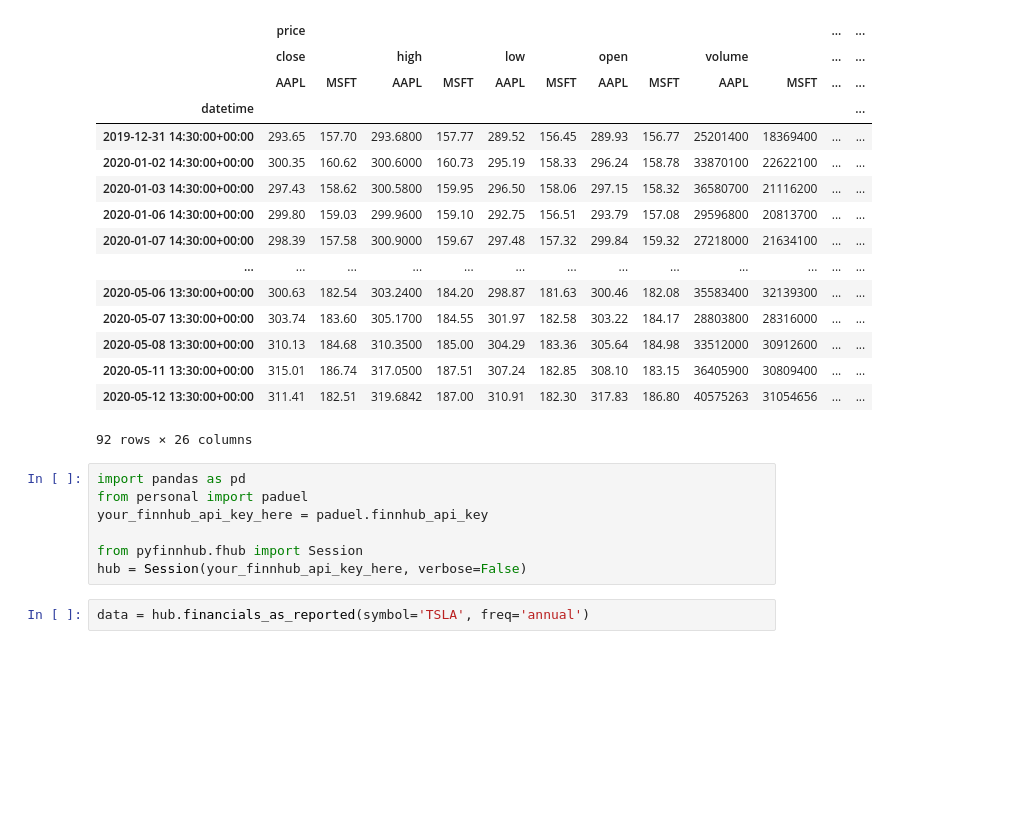
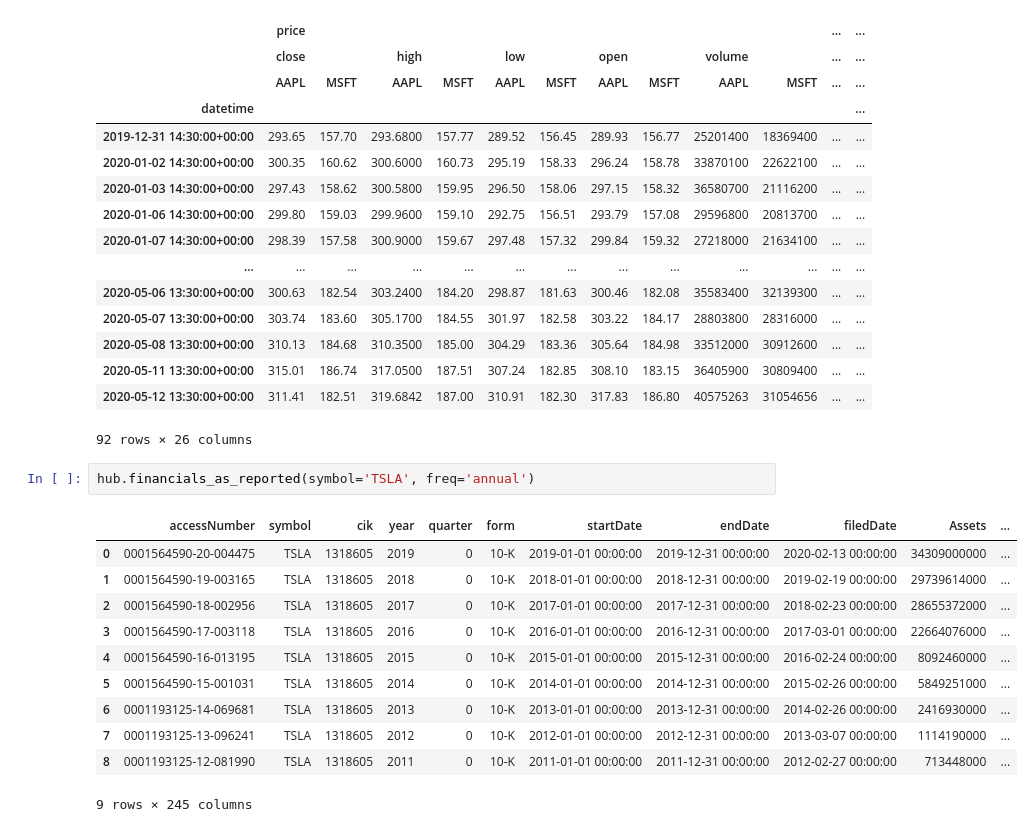
Before and after one commit to paduel/fhub, a Jupyter notebook: examples/quick_start.ipynb, the cells around one changed output. Drawn from its saved outputs; the diff is of its cells as text; blank space fills up the shorter version.

Commit message:
v.0.0.12 - Fix financials_as_reported frequency bug. - Update quick_start notebook.

```diff
--- a/examples/quick_start.ipynb
+++ b/examples/quick_start.ipynb
@@ -431,13 +426,18 @@ hub.indicators_bulk(symbol, start, indicators_schema=indicator_schema)
 | 2020-05-11 13:30:00+00:00 | 315.01 | 186.74 | 317.0500 | 187.51 | 307.24 | 182.85 | 308.10 | 183.15 | 36405900 | 30809400 | ... | ... |
 | 2020-05-12 13:30:00+00:00 | 311.41 | 182.51 | 319.6842 | 187.00 | 310.91 | 182.30 | 317.83 | 186.80 | 40575263 | 31054656 | ... | ... |
 92 rows × 26 columns
-# %%
-import pandas as pd
-from personal import paduel
-your_finnhub_api_key_here = paduel.finnhub_api_key
-
-from pyfinnhub.fhub import Session
-hub = Session(your_finnhub_api_key_here, verbose=False)
 # %%
-data = hub.financials_as_reported(symbol='TSLA', freq='annual')
+hub.financials_as_reported(symbol='TSLA', freq='annual')
+# %% [output]
+|  | accessNumber | symbol | cik | year | quarter | form | startDate | endDate | filedDate | Assets | ... |
+| 0 | 0001564590-20-004475 | TSLA | 1318605 | 2019 | 0 | 10-K | 2019-01-01 00:00:00 | 2019-12-31 00:00:00 | 2020-02-13 00:00:00 | 34309000000 | ... |
+| 1 | 0001564590-19-003165 | TSLA | 1318605 | 2018 | 0 | 10-K | 2018-01-01 00:00:00 | 2018-12-31 00:00:00 | 2019-02-19 00:00:00 | 29739614000 | ... |
+| 2 | 0001564590-18-002956 | TSLA | 1318605 | 2017 | 0 | 10-K | 2017-01-01 00:00:00 | 2017-12-31 00:00:00 | 2018-02-23 00:00:00 | 28655372000 | ... |
+| 3 | 0001564590-17-003118 | TSLA | 1318605 | 2016 | 0 | 10-K | 2016-01-01 00:00:00 | 2016-12-31 00:00:00 | 2017-03-01 00:00:00 | 22664076000 | ... |
+| 4 | 0001564590-16-013195 | TSLA | 1318605 | 2015 | 0 | 10-K | 2015-01-01 00:00:00 | 2015-12-31 00:00:00 | 2016-02-24 00:00:00 | 8092460000 | ... |
+| 5 | 0001564590-15-001031 | TSLA | 1318605 | 2014 | 0 | 10-K | 2014-01-01 00:00:00 | 2014-12-31 00:00:00 | 2015-02-26 00:00:00 | 5849251000 | ... |
+| 6 | 0001193125-14-069681 | TSLA | 1318605 | 2013 | 0 | 10-K | 2013-01-01 00:00:00 | 2013-12-31 00:00:00 | 2014-02-26 00:00:00 | 2416930000 | ... |
+| 7 | 0001193125-13-096241 | TSLA | 1318605 | 2012 | 0 | 10-K | 2012-01-01 00:00:00 | 2012-12-31 00:00:00 | 2013-03-07 00:00:00 | 1114190000 | ... |
+| 8 | 0001193125-12-081990 | TSLA | 1318605 | 2011 | 0 | 10-K | 2011-01-01 00:00:00 | 2011-12-31 00:00:00 | 2012-02-27 00:00:00 | 713448000 | ... |
+9 rows × 245 columns
 # %%
```
Also changed, not shown: parts of 14 cells of this notebook, 3 other files.
